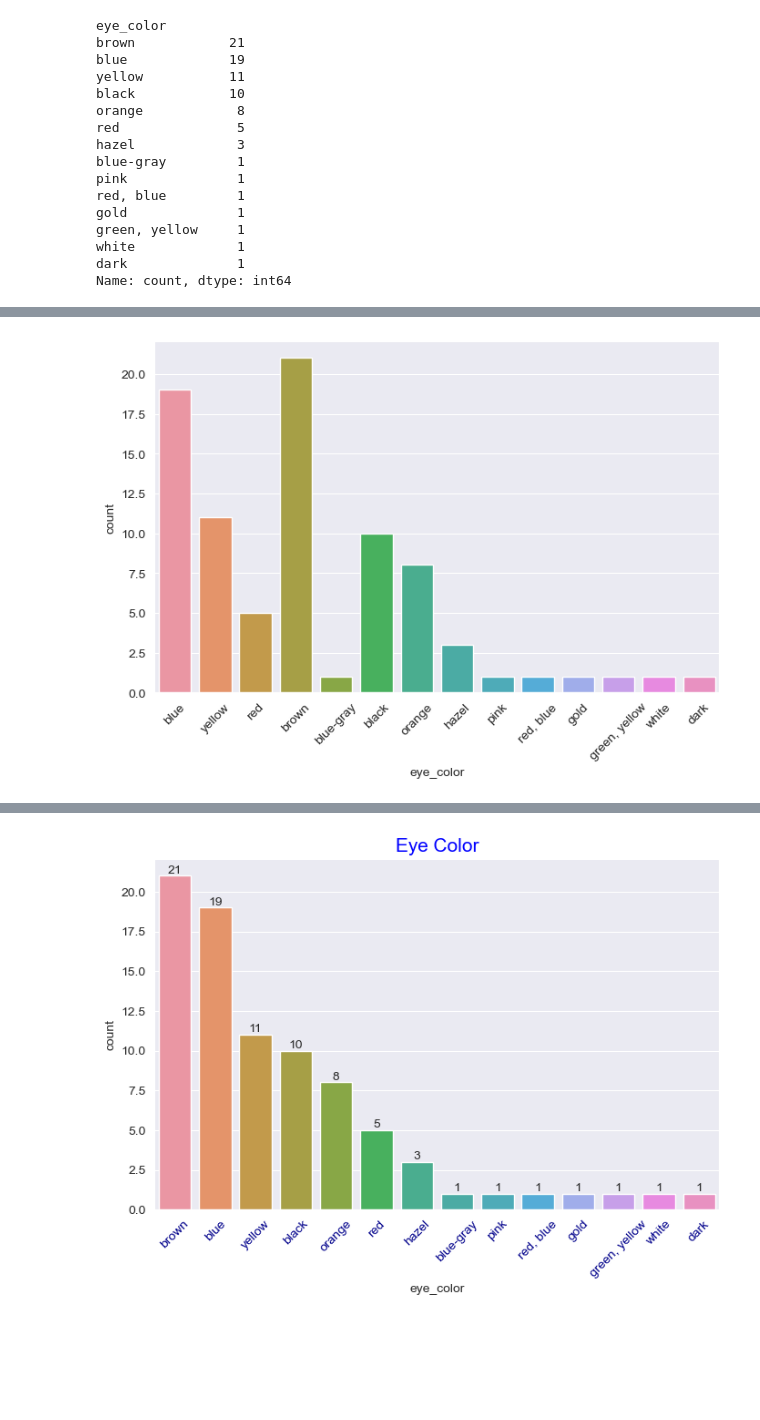
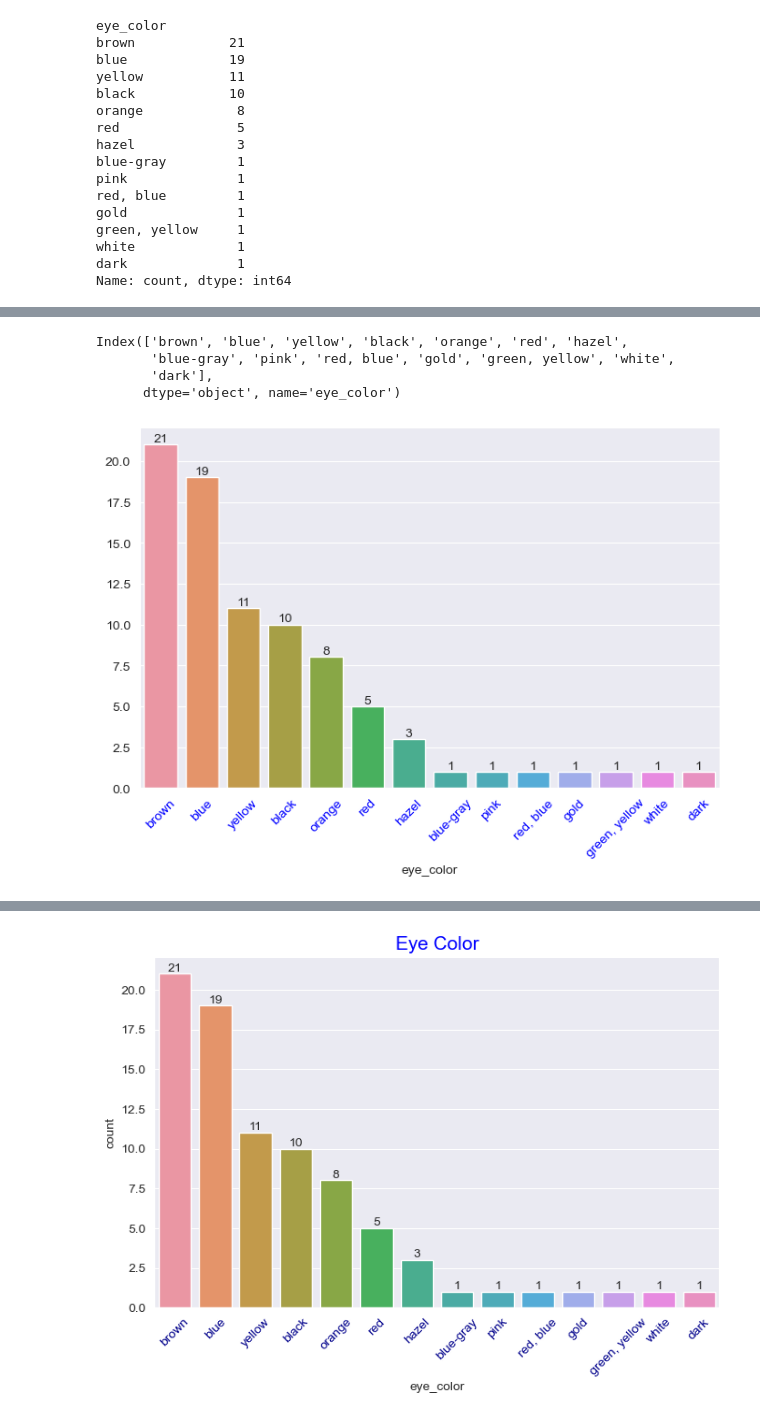
Before and after one commit to Nurdan10/Assignments, a Jupyter notebook: Ass_4/Star_Wars_Characters_assigment_2_Student (seaborn)_V02.ipynb, the cells around one changed output, grey strips where cells are left out. Saved outputs shown, nothing was run; the diff lists cells and outputs as text; code cells hidden in the pictures; blank space fills up the shorter version.

```diff
--- a/Ass_4/Star_Wars_Characters_assigment_2_Student (seaborn)_V02.ipynb
+++ b/Ass_4/Star_Wars_Characters_assigment_2_Student (seaborn)_V02.ipynb
@@ -361,7 +353,8 @@ sns.countplot(data=df, x='gender');
 style="color:blue; background-color:#dfa8e4" data-toggle="popover">Content</a>
 # %%
 # eye_color
-df['eye_color'].value_counts()
+eye_color = df['eye_color'].value_counts()
+eye_color
 # %% [output]
 eye_color
 brown            21
@@ -408,7 +393,18 @@ TypeError: Horizontal orientation requires numeric `x` variable.
-# %%
-# with seaborn countplot
-plt.figure(figsize=(8, 5))
-plt.xticks(rotation=45)
-sns.countplot(data=df, x='eye_color');
-# %% [output]
-[figure, removed]
+# %%
+index_values = df['eye_color'].value_counts().index
+index_values
+# %% [output]
+Index(['brown', 'blue', 'yellow', 'black', 'orange', 'red', 'hazel',
+       'blue-gray', 'pink', 'red, blue', 'gold', 'green, yellow', 'white',
+       'dark'],
+      dtype='object', name='eye_color')
+# %%
+# with seaborn barplot
+plt.figure(figsize=(8, 5))
+sns.barplot(x=eye_color.index, y=eye_color)
+for i, j in enumerate(eye_color):
+    plt.text(i, j, str(j), ha='center', va='bottom')
+    plt.ylabel('')
+plt.xticks(rotation=45, color='b');
+# %% [output]
+[figure, added]
```
Also changed, not shown: parts of 42 cells of this notebook.
